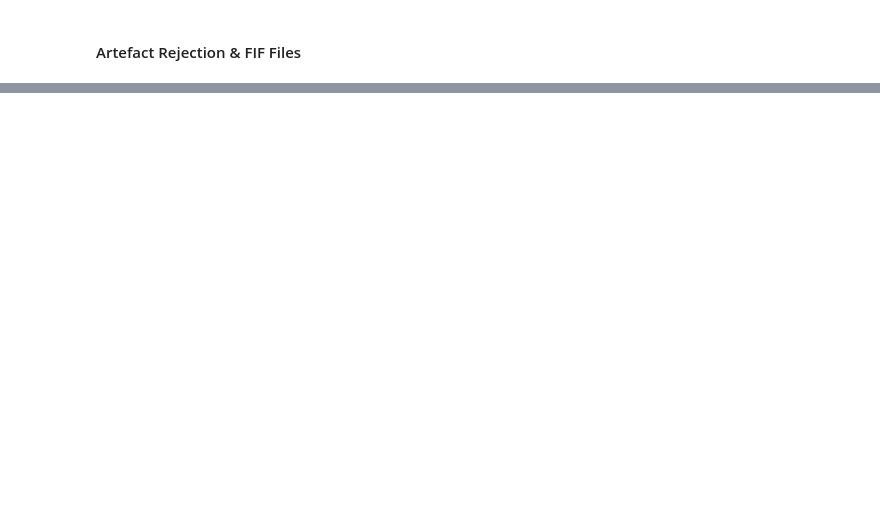
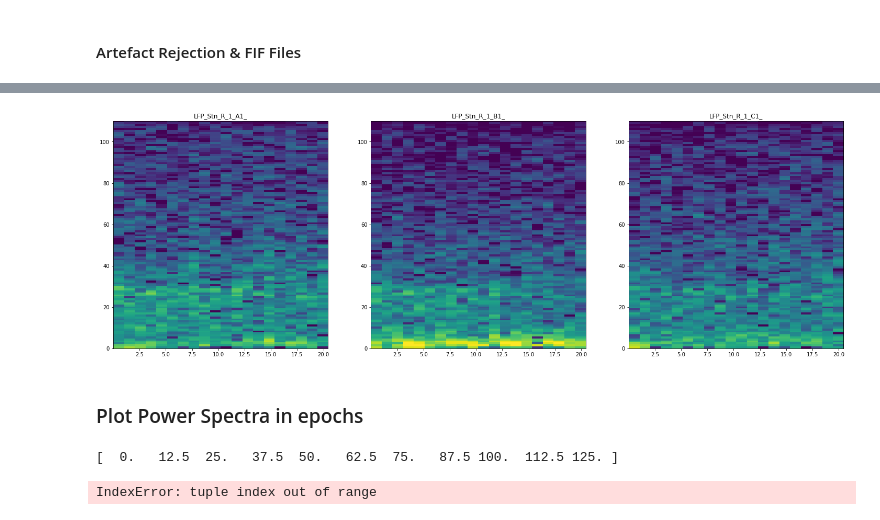
Before and after one commit to BarbaraMath/FinelyTunedGamma, a Jupyter notebook: Processing_Script.ipynb, the cells around one changed output, grey strips where cells are left out. Cells and saved outputs as stored; diff of their text form; code cells hidden in the pictures; blank space fills up the shorter version.

```diff
--- a/Processing_Script.ipynb
+++ b/Processing_Script.ipynb
@@ -131,0 +126,12 @@ NameError: name 'signal' is not defined
+# %%
+raw = mne.io.read_raw_fieldtrip(
+    os.path.join(
+        ftg_path,
+        'data',
+        'raw_data',
+        'raw_mats',
+        "sub029",
+        "sub-029_ses-EphysMedOn01_task-Rest_acq-StimOffRSegIntra_run-02_ieeg.mat"
+    ),
+    info = None
+)
@@ -131,0 +146,42 @@ NameError: name 'signal' is not defined
+# %%
+#reload(dat_preproc)
+x = raw.get_data()
+f, t, Sxx = scipy.signal.spectrogram(x = x, fs = 250, window = window, noverlap = 0.5)
+
+%matplotlib inline
+fig = plt.figure(figsize=(25, 8))
+
+if x.shape[0] == 3:
+    n_rows = 1
+elif x.shape[0] == 6:
+    n_rows = 2
+
+for k in range(0,x.shape[0]):
+    plt.subplot(n_rows,3,k+1)
+    plt.specgram(x = x[k,:], Fs = 250, noverlap = noverlap, cmap = 'viridis', vmin = -25, vmax =20)
+    plt.ylim(0,110)
+    plt.title(raw.ch_names[k])
+# %% [output]
+[figure, added]
+# %% [markdown]
+### Plot Power Spectra in epochs
+# %%
+print(ff)
+# %% [output]
+[  0.   12.5  25.   37.5  50.   62.5  75.   87.5 100.  112.5 125. ]
+# %%
+%matplotlib inline
+stim_onsets = [1, 30, 110, 240]
+labels = ['Ipsi_Stim','NoStim','Contra_Stim','Bilateral']
+dur = 20
+
+#for l in range(0,4):
+    #plt.plot(np.mean(Sxx[1,:,stim_onsets[l]:stim_onsets[l]+dur],1), label = labels[l])
+    #plt.xlim(40, 90)
+    #plt.ylim(0,0.5)
+tt, Pxx = scipy.signal.welch(Sxx[1,1:20], fs = 250, nperseg = 250, noverlap = 0.25)
+plt.plot(np.arange(1,127), np.mean(Pxx[0],1), label = labels[l])
+
+plt.legend(labels)
+# %% [output]
+IndexError: tuple index out of range
```
Also changed, not shown: parts of 12 cells of this notebook, 4 other files.
